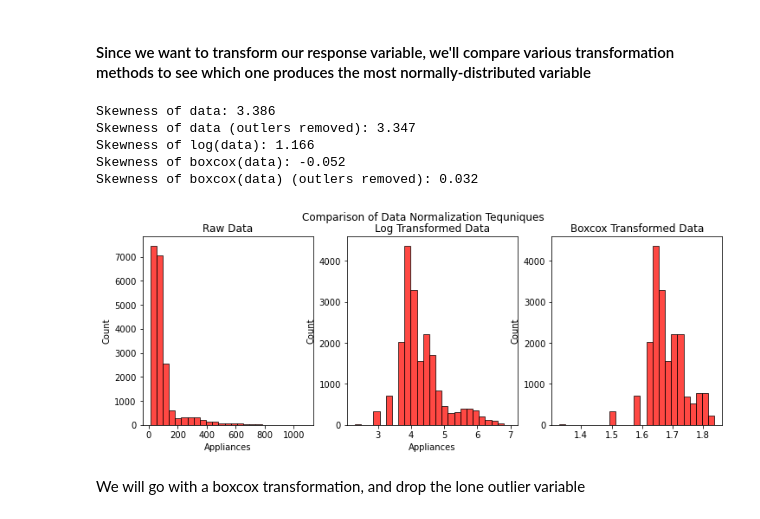
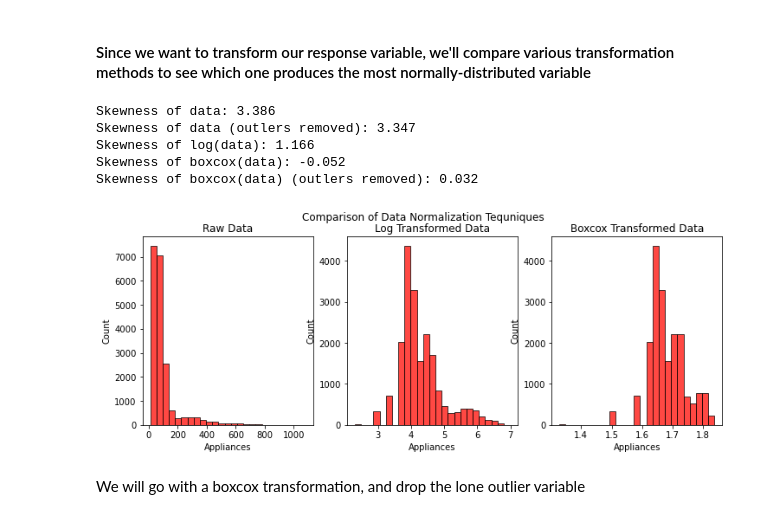
Before and after one commit to aarbisman/modeling_home_energy_usage, a Jupyter notebook: modeling_energy_consumption.ipynb, the cells around one changed output. Drawn from its saved outputs; the diff is of its cells as text; code cells hidden in the pictures.

```diff
--- a/modeling_energy_consumption.ipynb
+++ b/modeling_energy_consumption.ipynb
@@ -156,35 +156,35 @@ Median usage: 60.0
 # %%
 ## We create our data transformations
 log_appliances = np.log(dat.Appliances)
 boxcox_appliances = pd.Series(boxcox(dat.Appliances)[0])
 
 ## Creating the plots
 fig, axes = plt.subplots(1, 3, figsize=(12,4))
 fig.suptitle('Comparison of Data Normalization Tequniques')
 
 sns.histplot(dat.Appliances,bins = 25, ax=axes[0])
 axes[0].set_title('Raw Data')
 
 sns.histplot(log_appliances, bins = 25, ax=axes[1])
 axes[1].set_title('Log Transformed Data')
 
-sns.histplot(boxcox_appliances, bins = 25, ax=axes[2])
+sns.histplot(boxcox_appliances, bins = 25, ax=axes[2], )
 axes[2].set_title('Boxcox Transformed Data')
-
+plt.xlabel('Appliances')
 
 ## Printing the exact skewness score
 print("Skewness of data:", round(dat.Appliances.skew(), 3))
 print("Skewness of data (outlers removed):", round(dat.Appliances[dat.Appliances < 1000].skew(), 3))
 print("Skewness of log(data):", round(log_appliances.skew(), 3))
 print("Skewness of boxcox(data):", round(boxcox_appliances.skew(), 3))
 print("Skewness of boxcox(data) (outlers removed):", round(boxcox_appliances[boxcox_appliances > 1.4].skew(), 3))
 # %% [output]
 Skewness of data: 3.386
 Skewness of data (outlers removed): 3.347
 Skewness of log(data): 1.166
 Skewness of boxcox(data): -0.052
 Skewness of boxcox(data) (outlers removed): 0.032
-[figure, old version]
+[figure, new version]
 # %% [markdown]
 We will go with a boxcox transformation, and drop the lone outlier variable
 # %%
```
Also changed, not shown: parts of 2 cells of this notebook.
